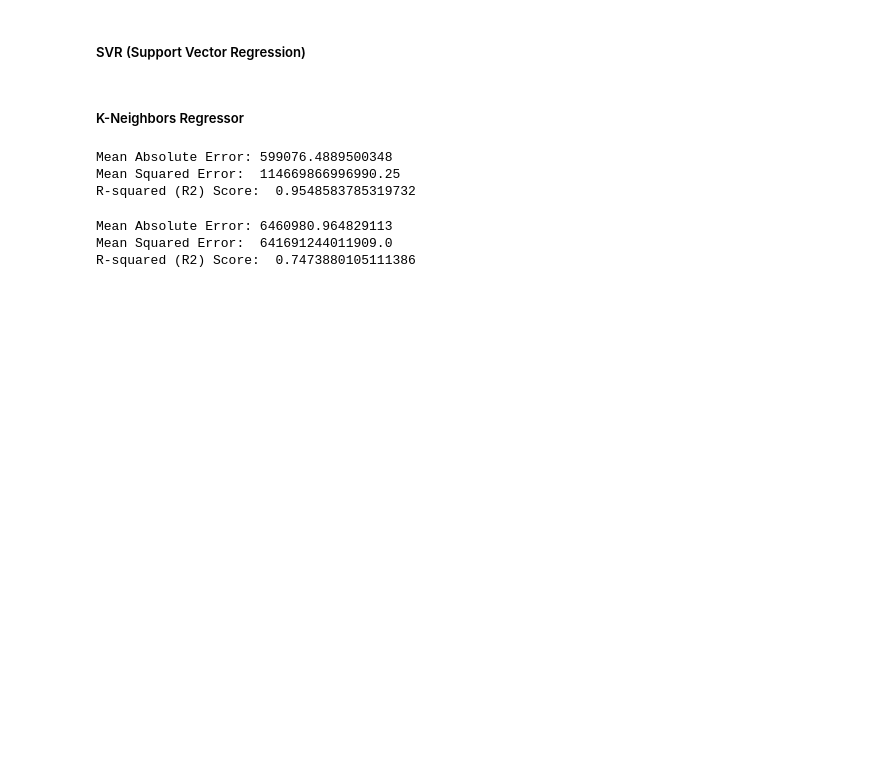
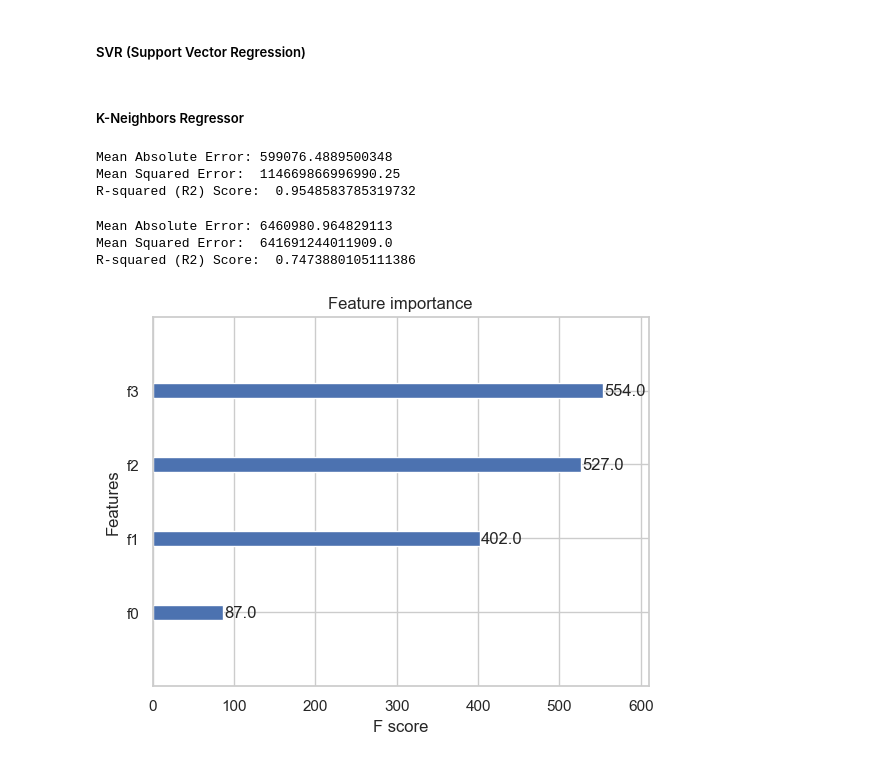
Before and after one commit to TaigahG/FODS-FinalProject, a Jupyter notebook: models.ipynb, the cells around one changed output. Saved outputs shown, nothing was run; the diff lists cells and outputs as text; code cells hidden in the pictures; blank space fills up the shorter version.

```diff
--- a/models.ipynb
+++ b/models.ipynb
@@ -1109,24 +1118,31 @@ R-squared (R2) Score:  0.9548583785319732
 # %%
 #XGBoost Regressor
 import xgboost as xgb
 from sklearn.metrics import mean_squared_error
 
 # give the code below command to understand better
 xg_reg = xgb.XGBRegressor(objective ='reg:squarederror', colsample_bytree = 0.3, learning_rate = 0.1,
                 max_depth = 5, alpha = 10, n_estimators = 100)
 
 xg_reg.fit(X_train_scaled,y_train)
 
 y_pred = xg_reg.predict(X_test_scaled)
 
 mse = mean_squared_error(y_test, y_pred)
 r2 = r2_score(y_test, y_pred)
 mae = mean_absolute_error(y_test, y_pred)
 print(f'Mean Absolute Error: {mae}')
 
 print("Mean Squared Error: ", mse)
 print("R-squared (R2) Score: ", r2)
+
+
+# visualize the feature importance
+xgb.plot_importance(xg_reg)
+plt.rcParams['figure.figsize'] = [5, 5]
+plt.show()
 # %% [output]
 Mean Absolute Error: 6460980.964829113
 Mean Squared Error:  641691244011909.0
 R-squared (R2) Score:  0.7473880105111386
+[figure, added]
```
Also changed, not shown: parts of 3 cells of this notebook.
